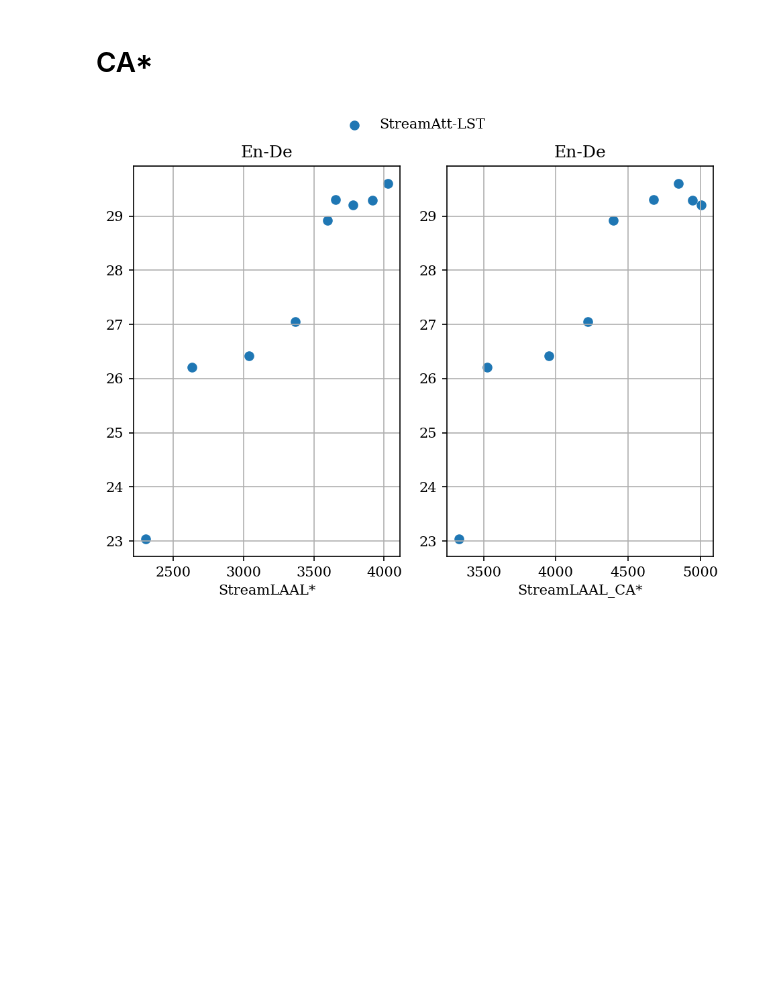
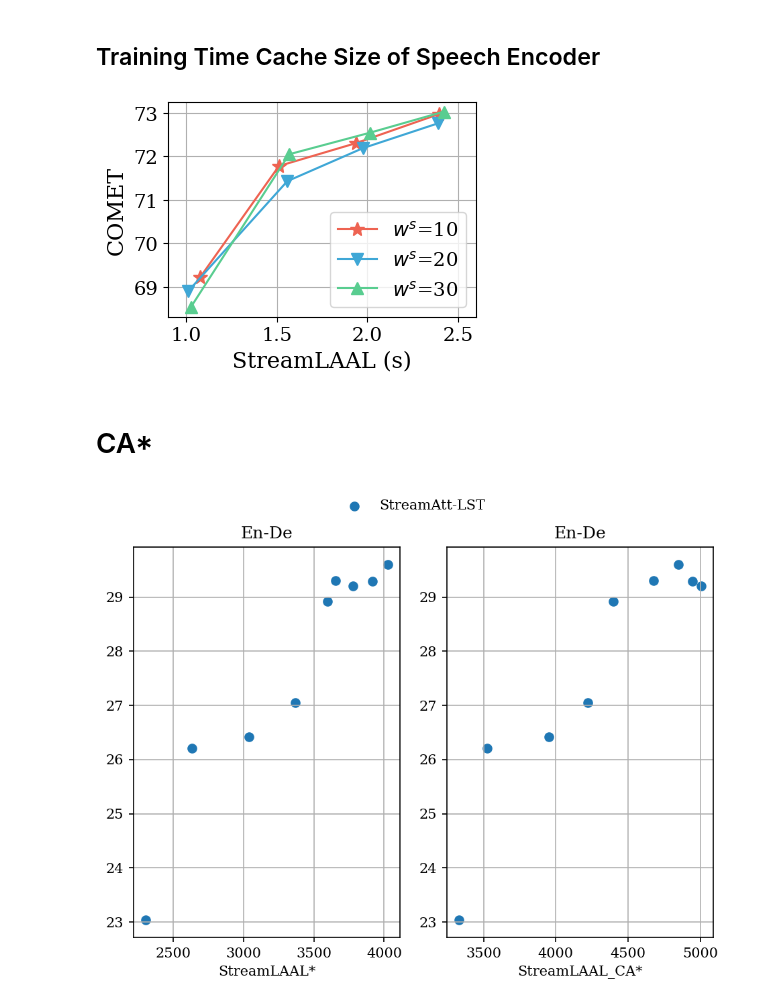
Before and after one commit to LeiLiLab/InfiniSST, a Jupyter notebook: plots/plot.ipynb, the cells around one changed output. Drawn from its saved outputs; the diff is of its cells as text; code cells hidden in the pictures; blank space fills up the shorter version.

```diff
--- a/plots/plot.ipynb
+++ b/plots/plot.ipynb
@@ -95,3 +654,61 @@ plt.show()
+# %% [markdown]
+## Training Time Cache Size of Speech Encoder
+# %%
+# Data points for different latency multipliers
+data = {
+    '$w^s$=10': {
+        'COMET': [69.21, 71.78, 72.31, 72.98],
+        'StreamLAAL': [1076, 1512, 1940, 2398]
+    },
+    '$w^s$=20': {
+        'COMET': [68.9, 71.43, 72.19, 72.76],
+        'StreamLAAL': [1012, 1558, 1975, 2388]
+    },
+    '$w^s$=30': {
+        'COMET': [68.53, 72.05, 72.55, 73.03],
+        'StreamLAAL': [1026, 1568, 2017, 2421]
+    }
+}
+
+# Create figure
+fig, ax = plt.subplots(figsize=(4, 3))
+
+# Style settings
+styles = {
+    '$w^s$=20': {'color': '#3FA7D6', 'marker': 'v', 'linestyle': '-', 'markersize': 8},
+    '$w^s$=30': {'color': '#59CD90', 'marker': '^', 'linestyle': '-', 'markersize': 8},
+    '$w^s$=10': {'color': '#EE6352', 'marker': '*', 'linestyle': '-', 'markersize': 10}
+}
+
+# Plot each line
+for model, values in data.items():
+    style = styles[model]
+    ax.plot(
+        [x / 1000 for x in values['StreamLAAL']],
+        values['COMET'],
+        label=model,
+        marker=style['marker'],
+        linestyle=style['linestyle'],
+        color=style['color'],
+        markersize=style['markersize']
+    )
+# Customize plot
+ax.set_xlabel('StreamLAAL (s)', fontsize=16)
+ax.set_ylabel('COMET', fontsize=16)
+ax.grid(True)
+ax.legend(fontsize=14)
+ax.tick_params(axis='both', labelsize=14)
+ax.set_xlim(0.9, 2.6)
+
+# Set axis limits and ticks
+# ax.set_xlim(1.0, 4.5)
+# ax.set_xticks(np.arange(1.0, 4.5, 0.5))
+
+plt.tight_layout()
+plt.savefig('figures/train_ws.pdf', bbox_inches='tight', dpi=300)
+plt.show()
+# %% [output]
+[figure, added]
 # %% [markdown]
 # CA*
 # %%
```
Also changed, not shown: parts of 14 cells of this notebook, 6 other files.
